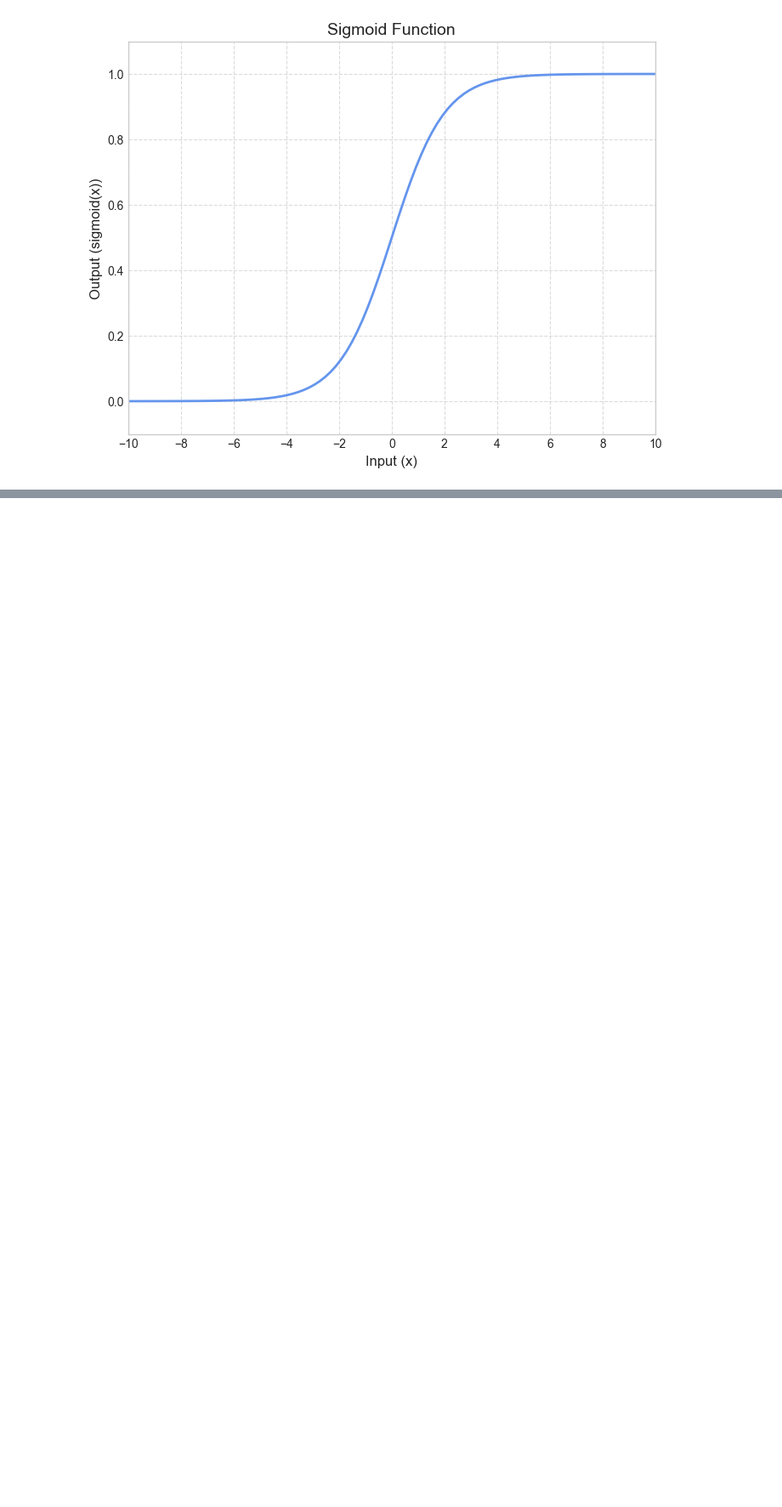
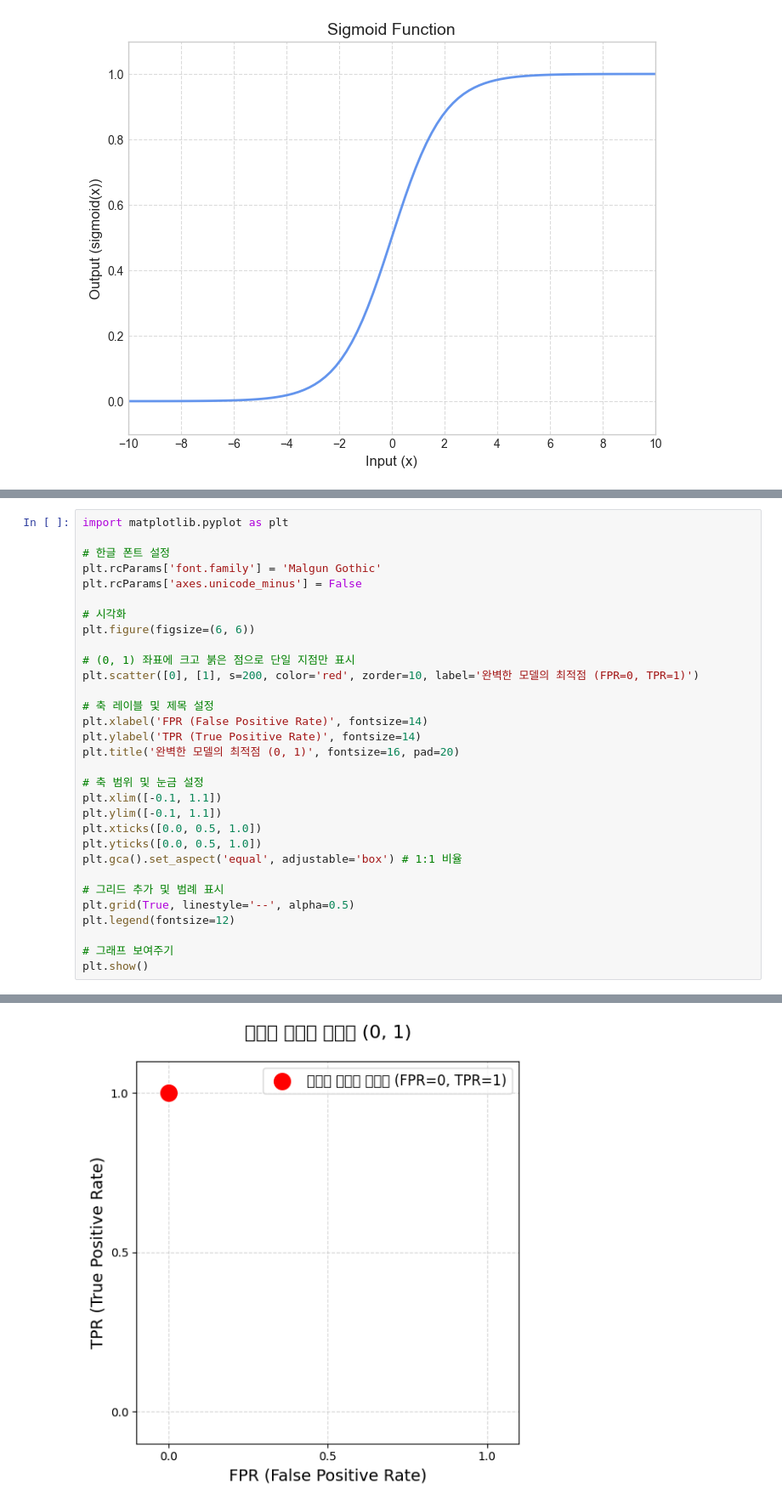
Before and after one commit to sml1323/ml_study, a Jupyter notebook: udemy/images/visual.ipynb, the cells around one changed output, grey strips where cells are left out. Shown at 85% size. Drawn from its saved outputs; the diff is of its cells as text; blank space fills up the shorter version.

```diff
--- a/udemy/images/visual.ipynb
+++ b/udemy/images/visual.ipynb
@@ -215,0 +258,32 @@ plt.show()
+# %%
+import matplotlib.pyplot as plt
+
+# 한글 폰트 설정
+plt.rcParams['font.family'] = 'Malgun Gothic'
+plt.rcParams['axes.unicode_minus'] = False
+
+# 시각화
+plt.figure(figsize=(6, 6))
+
+# (0, 1) 좌표에 크고 붉은 점으로 단일 지점만 표시
+plt.scatter([0], [1], s=200, color='red', zorder=10, label='완벽한 모델의 최적점 (FPR=0, TPR=1)')
+
+# 축 레이블 및 제목 설정
+plt.xlabel('FPR (False Positive Rate)', fontsize=14)
+plt.ylabel('TPR (True Positive Rate)', fontsize=14)
+plt.title('완벽한 모델의 최적점 (0, 1)', fontsize=16, pad=20)
+
+# 축 범위 및 눈금 설정
+plt.xlim([-0.1, 1.1])
+plt.ylim([-0.1, 1.1])
+plt.xticks([0.0, 0.5, 1.0])
+plt.yticks([0.0, 0.5, 1.0])
+plt.gca().set_aspect('equal', adjustable='box') # 1:1 비율
+
+# 그리드 추가 및 범례 표시
+plt.grid(True, linestyle='--', alpha=0.5)
+plt.legend(fontsize=12)
+
+# 그래프 보여주기
+plt.show()
+# %% [output]
@@ -215,0 +307 @@ plt.show()
+[figure, added]
```
Also changed, not shown: parts of 4 cells of this notebook, 5 other files.
